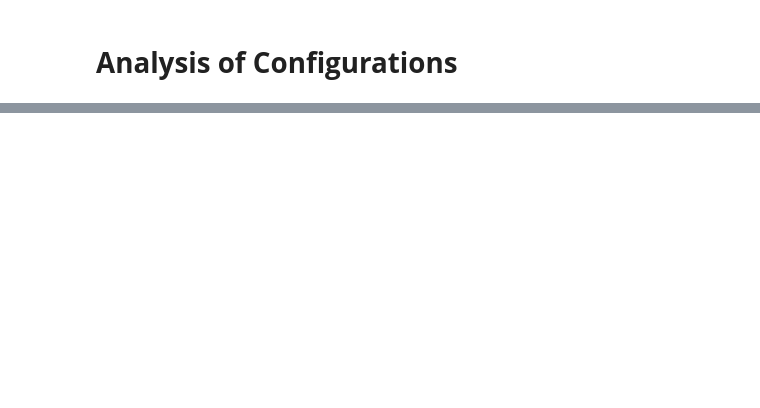
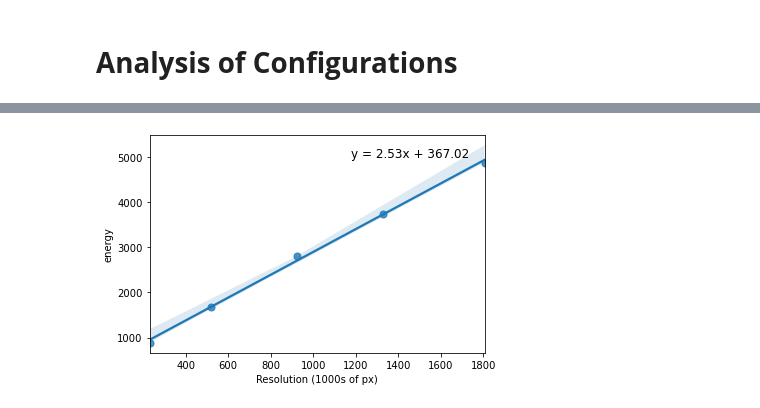
Before and after one commit to adamy03/sysml, a Jupyter notebook: testing/test_results/analysis.ipynb, the cells around one changed output, grey strips where cells are left out. Cells and saved outputs as stored; diff of their text form; code cells hidden in the pictures; blank space fills up the shorter version.

```diff
--- a/testing/test_results/analysis.ipynb
+++ b/testing/test_results/analysis.ipynb
@@ -50,0 +93,4 @@ plt.scatter(config_stats['width'] + config_stats['height'], config_stats['energy
+# %%
+plot_with_best_fit(config_data, 'Resolution (1000s of px)', 'energy', 'sparse')
+# %% [output]
+[figure, added]
```
Also changed, not shown: parts of 11 cells of this notebook, 1 other file.
